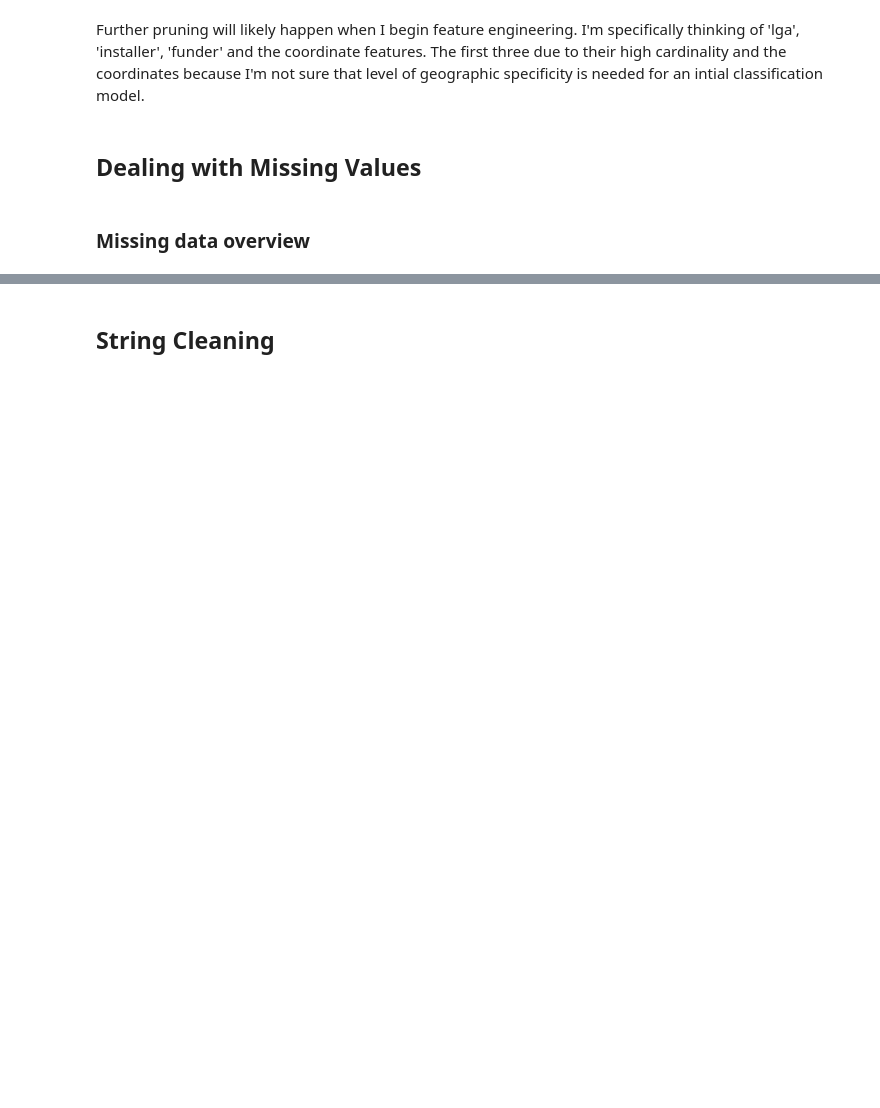
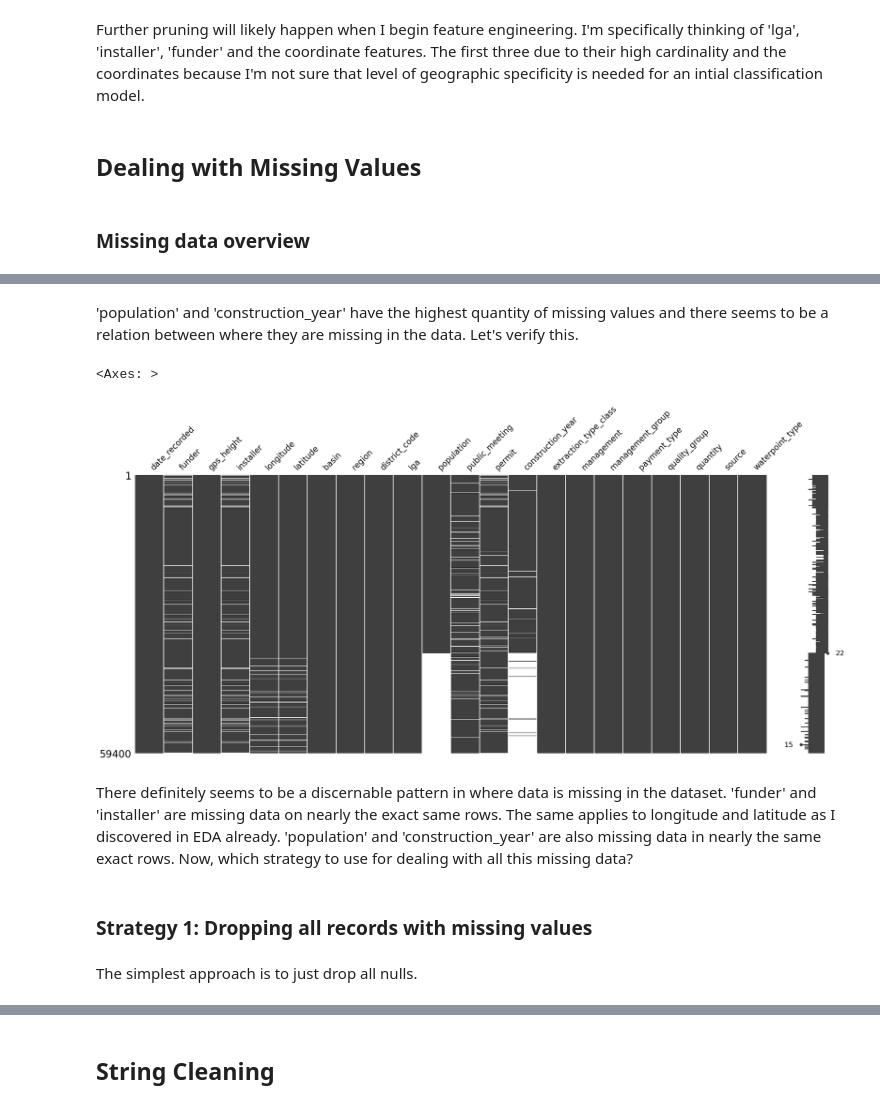
Before and after one commit to williambguo/water-pump-predictive-maintenance, a Jupyter notebook: notebooks/data_cleaning.ipynb, the cells around one changed output, grey strips where cells are left out. Drawn from its saved outputs; the diff is of its cells as text; code cells hidden in the pictures; blank space fills up the shorter version.

```diff
--- a/notebooks/data_cleaning.ipynb
+++ b/notebooks/data_cleaning.ipynb
@@ -107,0 +113,14 @@ dtype: float64
+# %% [markdown]
+'population' and 'construction_year' have the highest quantity of missing values and there seems to be a relation between where they are missing in the data. Let's verify this.
+# %%
+temp = df_train.sort_values('population')
+msno.matrix(temp)
+# %% [output]
+<Axes: >
+[figure, added]
+# %% [markdown]
+There definitely seems to be a discernable pattern in where data is missing in the dataset. 'funder' and 'installer' are missing data on nearly the exact same rows. The same applies to longitude and latitude as I discovered in EDA already. 'population' and 'construction_year' are also missing data in nearly the same exact rows. Now, which strategy to use for dealing with all this missing data?
+# %% [markdown]
+### Strategy 1: Dropping all records with missing values
+# %% [markdown]
+The simplest approach is to just drop all nulls.
```
Also changed, not shown: parts of 18 cells of this notebook, 1 other file.
